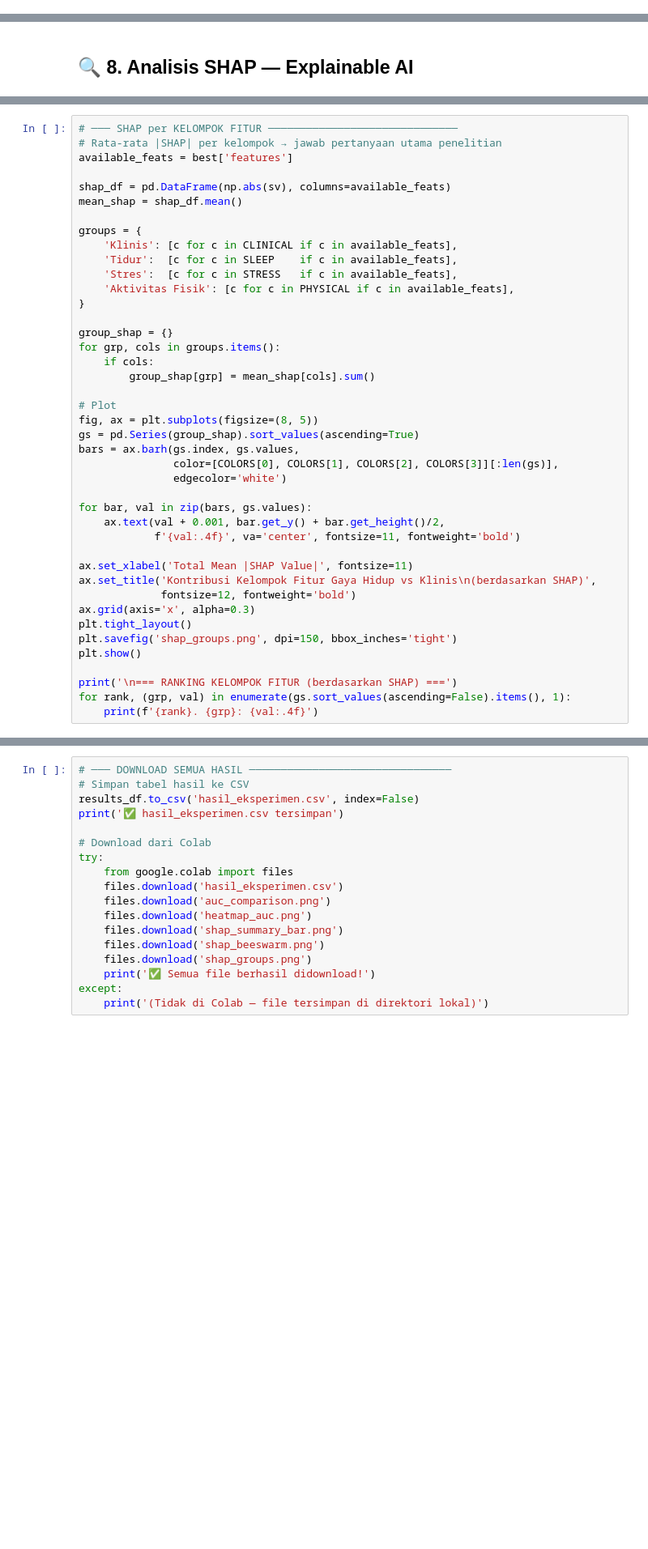
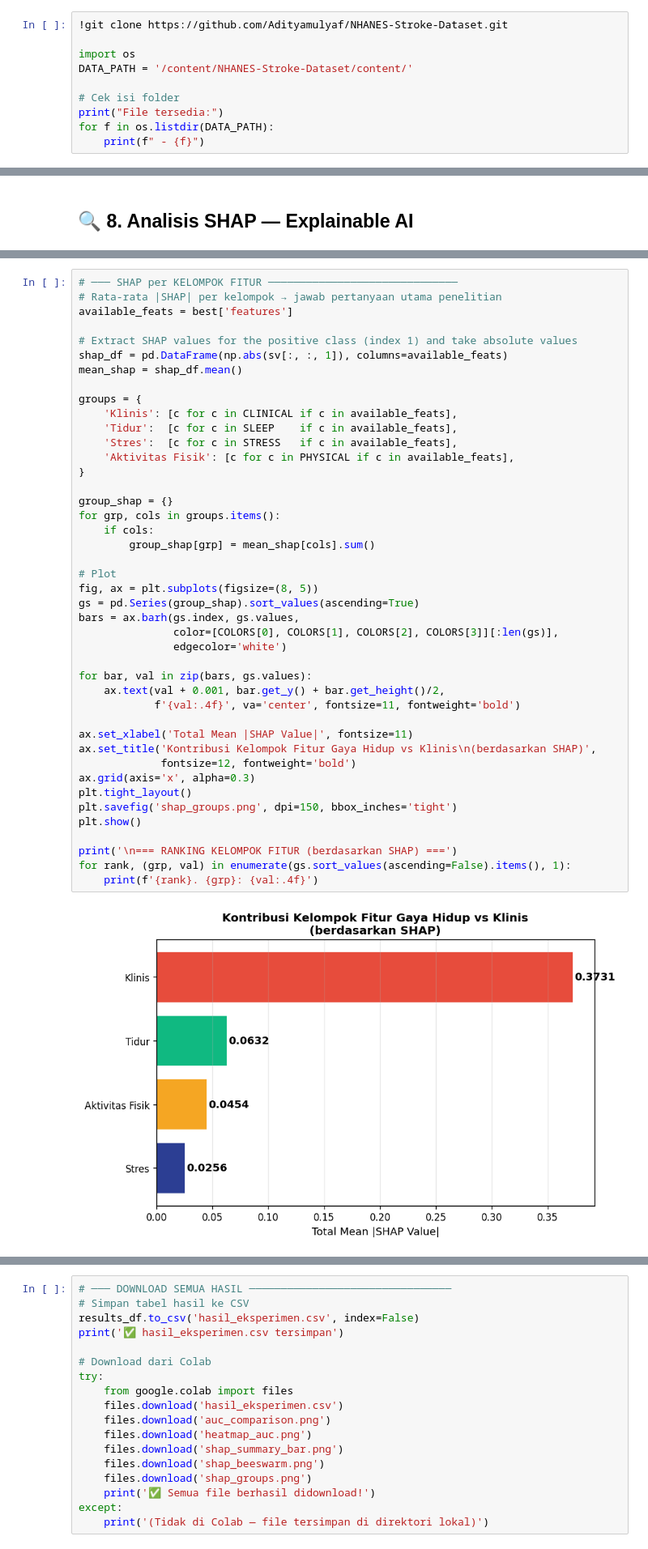
Before and after one commit to Adityamulyaf/NHANES-Stroke-Dataset, a Jupyter notebook: stroke_nhanes.ipynb, the cells around one changed output, grey strips where cells are left out. Shown at 81% size. Saved outputs shown, nothing was run; the diff lists cells and outputs as text; blank space fills up the shorter version.

```diff
--- a/stroke_nhanes.ipynb
+++ b/stroke_nhanes.ipynb
@@ -50,2 +52,12 @@ print('✅ Semua library berhasil diimport!')
 # %% [markdown]
 ## 📥 2. Download & Load Dataset NHANES 2015–2016
+# %%
+!git clone https://github.com/Adityamulyaf/NHANES-Stroke-Dataset.git
+
+import os
+DATA_PATH = '/content/NHANES-Stroke-Dataset/content/'
+
+# Cek isi folder
+print("File tersedia:")
+for f in os.listdir(DATA_PATH):
+    print(f" - {f}")
@@ -498,7 +757,8 @@ plt.show()
 # Rata-rata |SHAP| per kelompok → jawab pertanyaan utama penelitian
 available_feats = best['features']
 
-shap_df = pd.DataFrame(np.abs(sv), columns=available_feats)
+# Extract SHAP values for the positive class (index 1) and take absolute values
+shap_df = pd.DataFrame(np.abs(sv[:, :, 1]), columns=available_feats)
 mean_shap = shap_df.mean()
 
 groups = {
@@ -508,30 +768,32 @@ groups = {
     'Aktivitas Fisik': [c for c in PHYSICAL if c in available_feats],
 }
 
 group_shap = {}
 for grp, cols in groups.items():
     if cols:
         group_shap[grp] = mean_shap[cols].sum()
 
 # Plot
 fig, ax = plt.subplots(figsize=(8, 5))
 gs = pd.Series(group_shap).sort_values(ascending=True)
 bars = ax.barh(gs.index, gs.values,
                color=[COLORS[0], COLORS[1], COLORS[2], COLORS[3]][:len(gs)],
                edgecolor='white')
 
 for bar, val in zip(bars, gs.values):
     ax.text(val + 0.001, bar.get_y() + bar.get_height()/2,
             f'{val:.4f}', va='center', fontsize=11, fontweight='bold')
 
 ax.set_xlabel('Total Mean |SHAP Value|', fontsize=11)
 ax.set_title('Kontribusi Kelompok Fitur Gaya Hidup vs Klinis\n(berdasarkan SHAP)',
              fontsize=12, fontweight='bold')
 ax.grid(axis='x', alpha=0.3)
 plt.tight_layout()
 plt.savefig('shap_groups.png', dpi=150, bbox_inches='tight')
 plt.show()
 
 print('\n=== RANKING KELOMPOK FITUR (berdasarkan SHAP) ===')
 for rank, (grp, val) in enumerate(gs.sort_values(ascending=False).items(), 1):
     print(f'{rank}. {grp}: {val:.4f}')
+# %% [output]
+[figure, added]
```
Also changed, not shown: parts of 24 cells of this notebook, 1 other file.
